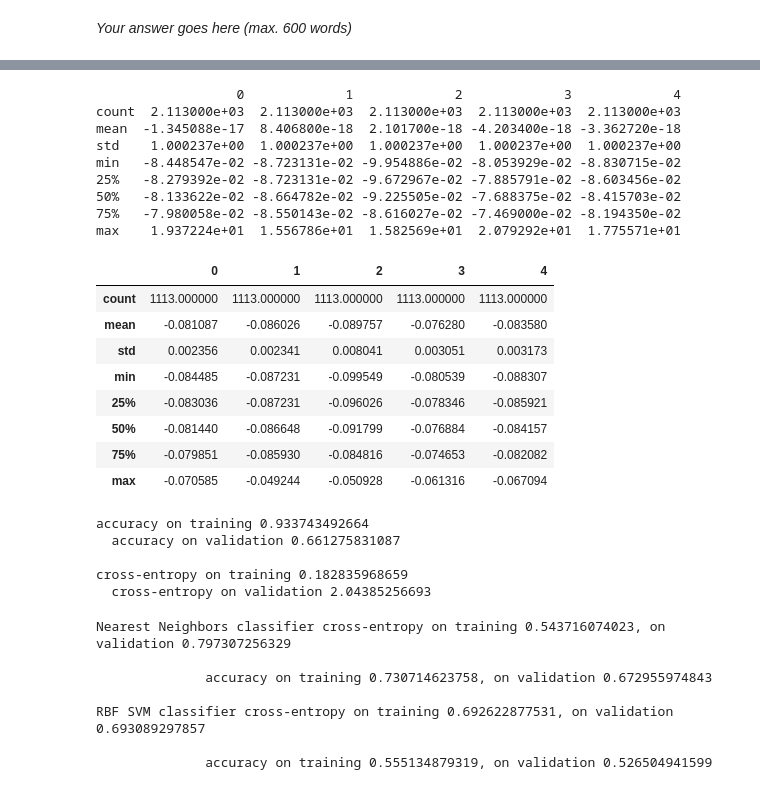
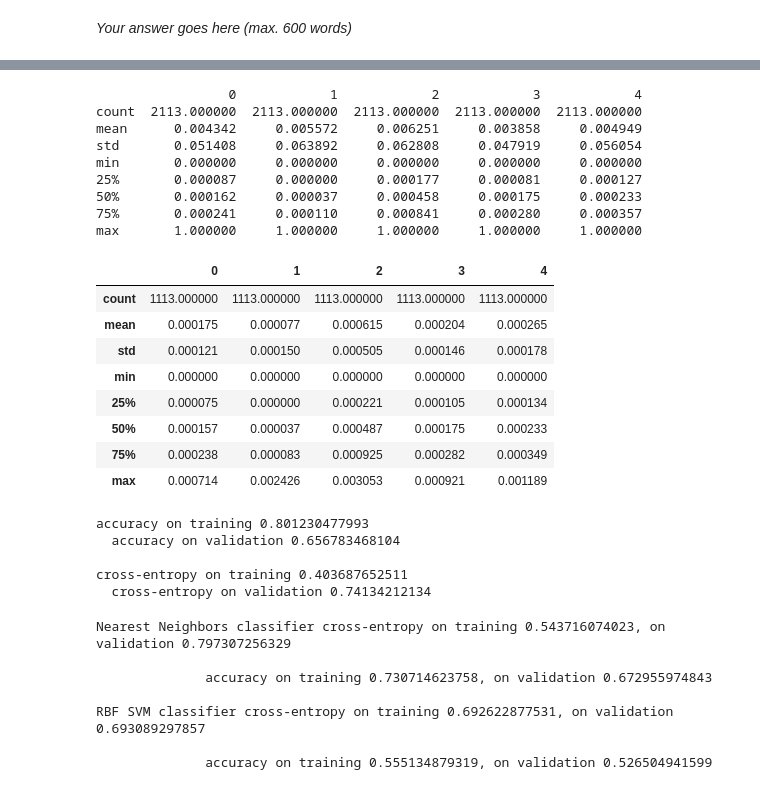
Before and after one commit to ShootingSpace/Machine-learning-practical-with-scikit-learn, a Jupyter notebook: 07_Assignment_3.ipynb, the cells around one changed output, grey strips where cells are left out. Cells and saved outputs as stored; diff of their text form; code cells hidden in the pictures.

```diff
--- a/07_Assignment_3.ipynb
+++ b/07_Assignment_3.ipynb
@@ -1298,30 +1426,32 @@ y_val    (1113L,)
 # %%
 from sklearn import preprocessing
-
-scaler = preprocessing.StandardScaler().fit(X_tr_B)
-X_tr_B=pd.DataFrame(scaler.transform(X_tr_B))
-X_val_B=pd.DataFrame(scaler.transform(X_val_B))
+min_max_scaler = preprocessing.MinMaxScaler().fit(X_tr_B)
+X_tr_B = pd.DataFrame(min_max_scaler.transform(X_tr_B))
+X_val_B = pd.DataFrame(min_max_scaler.transform(X_val_B))
+#scaler = preprocessing.StandardScaler().fit(X_tr_B)
+#X_tr_B=pd.DataFrame(scaler.transform(X_tr_B))
+#X_val_B=pd.DataFrame(scaler.transform(X_val_B))
 print((X_tr_B.iloc[:,0:5]).describe())
 (X_val_B.iloc[:,0:5]).describe()
 # %% [output]
-                  0             1             2             3             4
-count  2.113000e+03  2.113000e+03  2.113000e+03  2.113000e+03  2.113000e+03
-mean  -1.345088e-17  8.406800e-18  2.101700e-18 -4.203400e-18 -3.362720e-18
-std    1.000237e+00  1.000237e+00  1.000237e+00  1.000237e+00  1.000237e+00
-min   -8.448547e-02 -8.723131e-02 -9.954886e-02 -8.053929e-02 -8.830715e-02
-25%   -8.279392e-02 -8.723131e-02 -9.672967e-02 -7.885791e-02 -8.603456e-02
-50%   -8.133622e-02 -8.664782e-02 -9.225505e-02 -7.688375e-02 -8.415703e-02
-75%   -7.980058e-02 -8.550143e-02 -8.616027e-02 -7.469000e-02 -8.194350e-02
-max    1.937224e+01  1.556786e+01  1.582569e+01  2.079292e+01  1.775571e+01
+                 0            1            2            3            4
+count  2113.000000  2113.000000  2113.000000  2113.000000  2113.000000
+mean      0.004342     0.005572     0.006251     0.003858     0.004949
+std       0.051408     0.063892     0.062808     0.047919     0.056054
+min       0.000000     0.000000     0.000000     0.000000     0.000000
+25%       0.000087     0.000000     0.000177     0.000081     0.000127
+50%       0.000162     0.000037     0.000458     0.000175     0.000233
+75%       0.000241     0.000110     0.000841     0.000280     0.000357
+max       1.000000     1.000000     1.000000     1.000000     1.000000
 |  | 0 | 1 | 2 | 3 | 4 |
 | count | 1113.000000 | 1113.000000 | 1113.000000 | 1113.000000 | 1113.000000 |
-| mean | -0.081087 | -0.086026 | -0.089757 | -0.076280 | -0.083580 |
-| std | 0.002356 | 0.002341 | 0.008041 | 0.003051 | 0.003173 |
-| min | -0.084485 | -0.087231 | -0.099549 | -0.080539 | -0.088307 |
-| 25% | -0.083036 | -0.087231 | -0.096026 | -0.078346 | -0.085921 |
-| 50% | -0.081440 | -0.086648 | -0.091799 | -0.076884 | -0.084157 |
-| 75% | -0.079851 | -0.085930 | -0.084816 | -0.074653 | -0.082082 |
-| max | -0.070585 | -0.049244 | -0.050928 | -0.061316 | -0.067094 |
+| mean | 0.000175 | 0.000077 | 0.000615 | 0.000204 | 0.000265 |
+| std | 0.000121 | 0.000150 | 0.000505 | 0.000146 | 0.000178 |
+| min | 0.000000 | 0.000000 | 0.000000 | 0.000000 | 0.000000 |
+| 25% | 0.000075 | 0.000000 | 0.000221 | 0.000105 | 0.000134 |
+| 50% | 0.000157 | 0.000037 | 0.000487 | 0.000175 | 0.000233 |
+| 75% | 0.000238 | 0.000083 | 0.000925 | 0.000282 | 0.000349 |
+| max | 0.000714 | 0.002426 | 0.003053 | 0.000921 | 0.001189 |
 # %%
 from sklearn.neural_network import MLPClassifier
 from sklearn.metrics import log_loss
@@ -1332,11 +1462,11 @@ print('accuracy on training {}\n  accuracy on validation {}\n'.format(nn.score(X
 print('cross-entropy on training {}\n  cross-entropy on validation {}\n'.
       format(log_loss(y_tr_B, nn.predict_proba(X_tr_B)),log_loss(y_val_B, nn.predict_proba(X_val_B))))
 # %% [output]
-accuracy on training 0.933743492664
-  accuracy on validation 0.661275831087
+accuracy on training 0.801230477993
+  accuracy on validation 0.656783468104
 
-cross-entropy on training 0.182835968659
-  cross-entropy on validation 2.04385256693
+cross-entropy on training 0.403687652511
+  cross-entropy on validation 0.74134212134
 # %%
 import numpy as np
 import matplotlib.pyplot as plt
```
Also changed, not shown: parts of 17 cells of this notebook, 1 other file.
